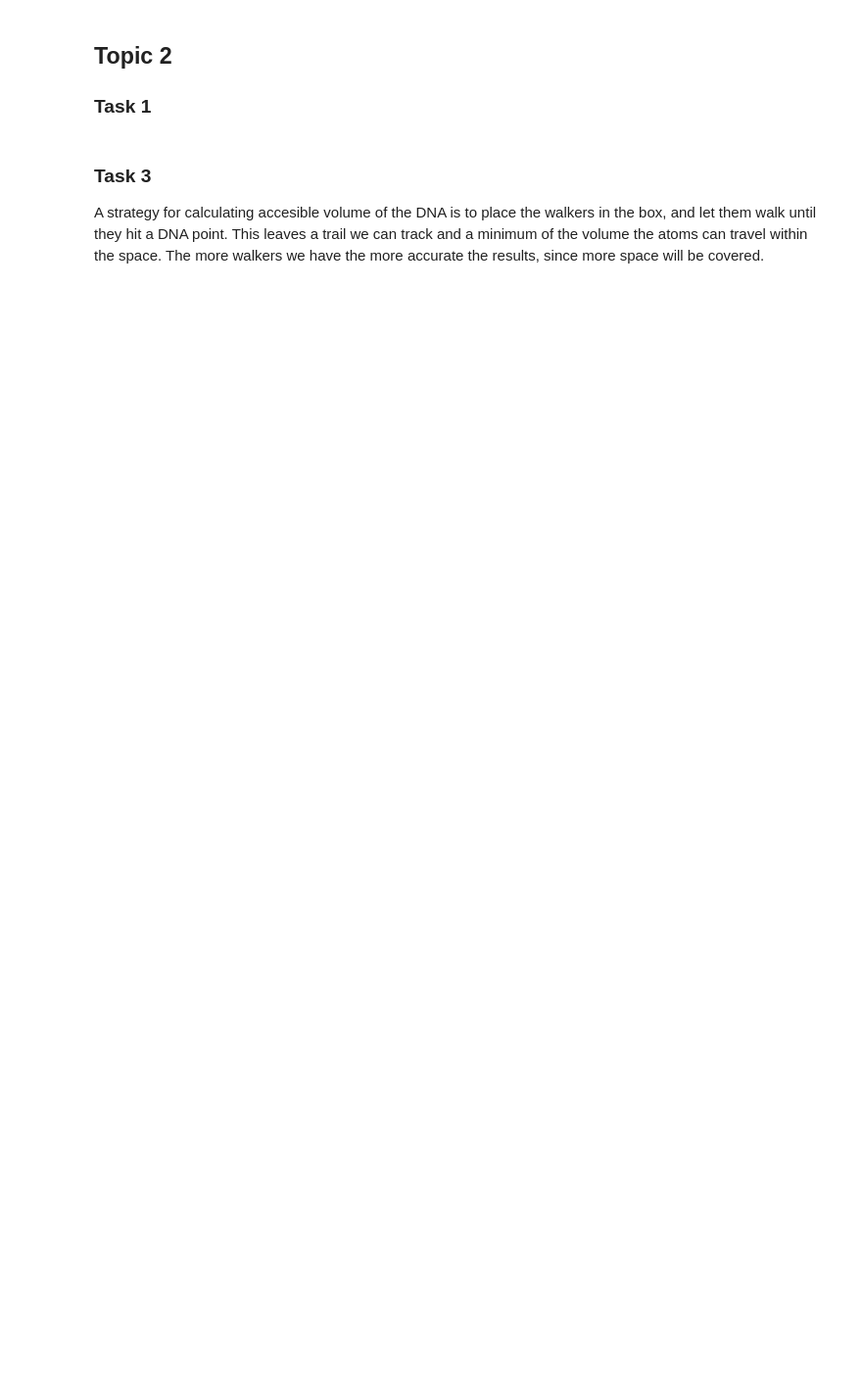
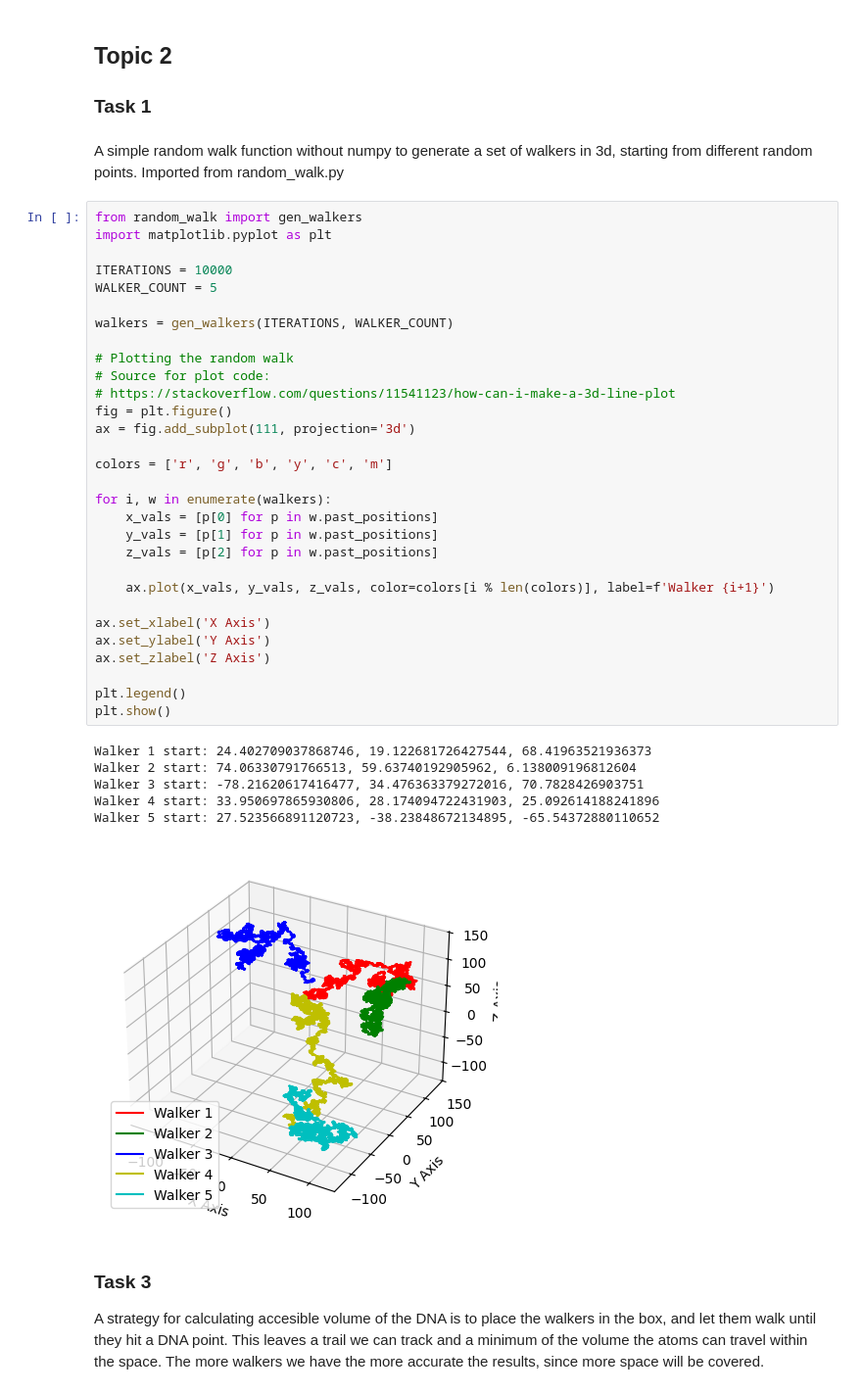
Before and after one commit to OleLB/MOD300_lab3, a Jupyter notebook: lab3_raport.ipynb, the cells around one changed output. Shown at 98% size. Cells and saved outputs as stored; diff of their text form; blank space fills up the shorter version.

```diff
--- a/lab3_raport.ipynb
+++ b/lab3_raport.ipynb
@@ -272,6 +272,45 @@ analytical dna volume: 3672.2768725392457 angstrom^3
 ## Topic 2
 
 ### Task 1
+# %% [markdown]
+A simple random walk function without numpy to generate a set of walkers in 3d, starting from different random points. Imported from random_walk.py
+# %%
+from random_walk import gen_walkers
+import matplotlib.pyplot as plt
+
+ITERATIONS = 10000
+WALKER_COUNT = 5
+
+walkers = gen_walkers(ITERATIONS, WALKER_COUNT)
+
+# Plotting the random walk
+# Source for plot code:
+# https://stackoverflow.com/questions/11541123/how-can-i-make-a-3d-line-plot
+fig = plt.figure()
+ax = fig.add_subplot(111, projection='3d')
+
+colors = ['r', 'g', 'b', 'y', 'c', 'm']
+
+for i, w in enumerate(walkers):
+    x_vals = [p[0] for p in w.past_positions]
+    y_vals = [p[1] for p in w.past_positions]
+    z_vals = [p[2] for p in w.past_positions]
+
+    ax.plot(x_vals, y_vals, z_vals, color=colors[i % len(colors)], label=f'Walker {i+1}')
+
+ax.set_xlabel('X Axis')
+ax.set_ylabel('Y Axis')
+ax.set_zlabel('Z Axis')
+
+plt.legend()
+plt.show()
+# %% [output]
+Walker 1 start: 24.402709037868746, 19.122681726427544, 68.41963521936373
+Walker 2 start: 74.06330791766513, 59.63740192905962, 6.138009196812604
+Walker 3 start: -78.21620617416477, 34.476363379272016, 70.7828426903751
+Walker 4 start: 33.950697865930806, 28.174094722431903, 25.092614188241896
+Walker 5 start: 27.523566891120723, -38.23848672134895, -65.54372880110652
+[figure, added]
 # %% [markdown]
 ### Task 3
 
```
Also changed, not shown: parts of 9 cells of this notebook, 1 other file.
